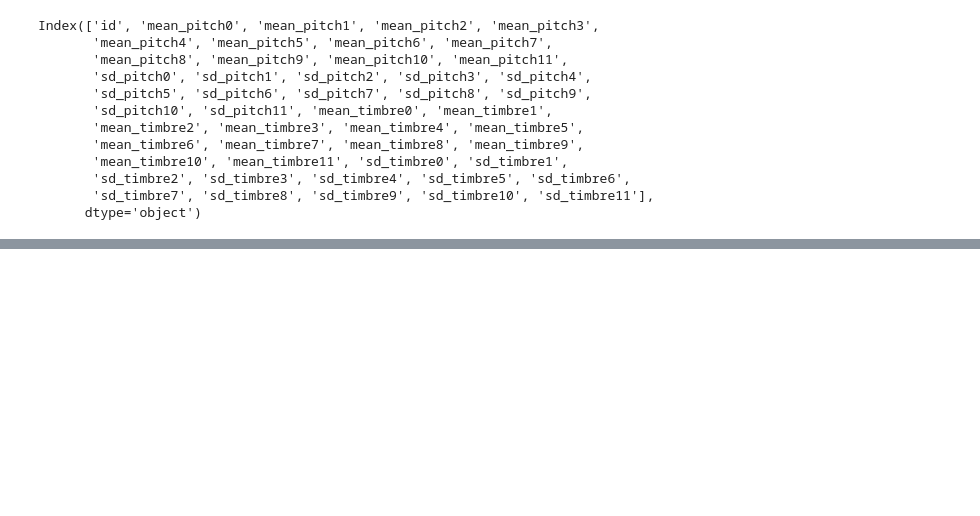
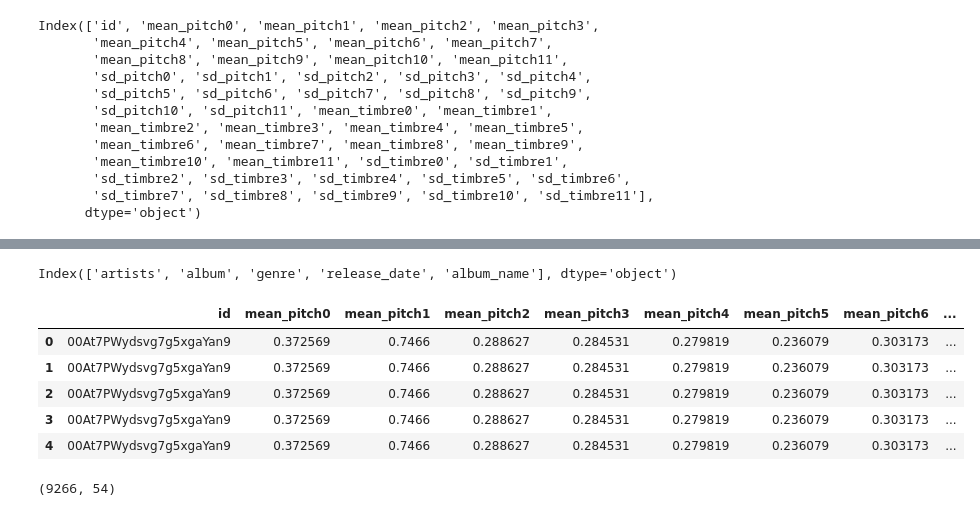
Before and after one commit to tincho-mehaudy/DMCyT, a Jupyter notebook: TP1_Consigna1.ipynb, the cells around one changed output, grey strips where cells are left out. Saved outputs shown, nothing was run; the diff lists cells and outputs as text; code cells hidden in the pictures; blank space fills up the shorter version.

```diff
--- a/TP1_Consigna1.ipynb
+++ b/TP1_Consigna1.ipynb
@@ -429,5 +460,6 @@ Index(['id', 'mean_pitch0', 'mean_pitch1', 'mean_pitch2', 'mean_pitch3',
 # %%
 rows_df=[]
+i=0
 for fila_id, grupo in gp:
   # aplico series a los pitch y timbres para poder trabajarlos despues
   tmp_pitch=grupo['pitches'].apply(pd.Series)
@@ -451,7 +483,7 @@ for fila_id, grupo in gp:
 
   #agregamos a lista
   row_df.append(lista_fila)
-  print(fila_id)
+  print(i, fila_id)
 
 df_aux= pd.DataFrame(row_df, columns=df_aux.columns)
 df_aux.head()
@@ -485,0 +533,18 @@ df_aux.shape
+# %%
+df_tracks2.columns
+# %% [output]
+Index(['artists', 'album', 'genre', 'release_date', 'album_name'], dtype='object')
+# %%
+df_tot=pd.merge(df_aux, df_tracks2, on='id', how='inner')
+df_tot.head()
+# %% [output]
+|  | id | mean_pitch0 | mean_pitch1 | mean_pitch2 | mean_pitch3 | mean_pitch4 | mean_pitch5 | mean_pitch6 | ... |
+| 0 | 00At7PWydsvg7g5xgaYan9 | 0.372569 | 0.7466 | 0.288627 | 0.284531 | 0.279819 | 0.236079 | 0.303173 | ... |
+| 1 | 00At7PWydsvg7g5xgaYan9 | 0.372569 | 0.7466 | 0.288627 | 0.284531 | 0.279819 | 0.236079 | 0.303173 | ... |
+| 2 | 00At7PWydsvg7g5xgaYan9 | 0.372569 | 0.7466 | 0.288627 | 0.284531 | 0.279819 | 0.236079 | 0.303173 | ... |
+| 3 | 00At7PWydsvg7g5xgaYan9 | 0.372569 | 0.7466 | 0.288627 | 0.284531 | 0.279819 | 0.236079 | 0.303173 | ... |
+| 4 | 00At7PWydsvg7g5xgaYan9 | 0.372569 | 0.7466 | 0.288627 | 0.284531 | 0.279819 | 0.236079 | 0.303173 | ... |
+# %%
+df_tot.shape
+# %% [output]
+(9266, 54)
```
Also changed, not shown: parts of 5 cells of this notebook.
